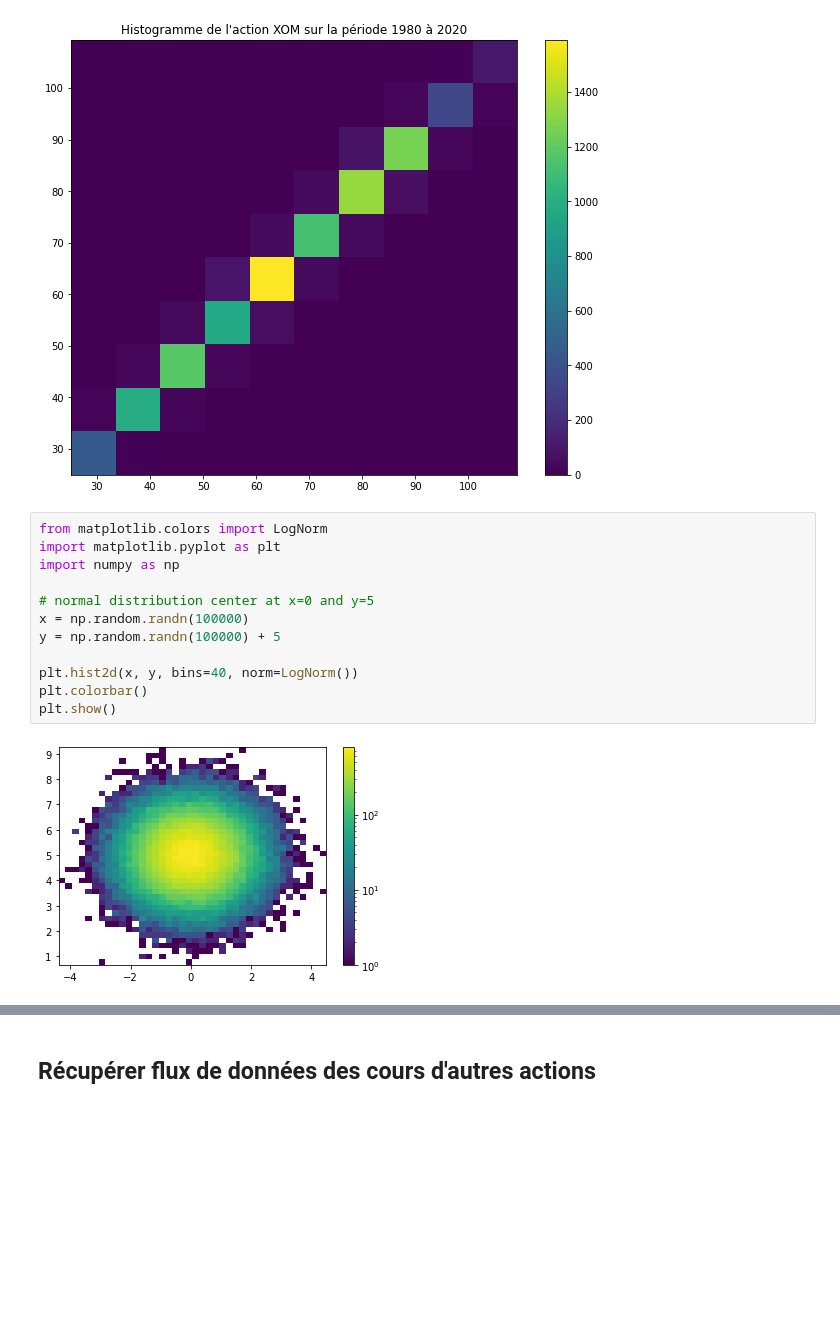
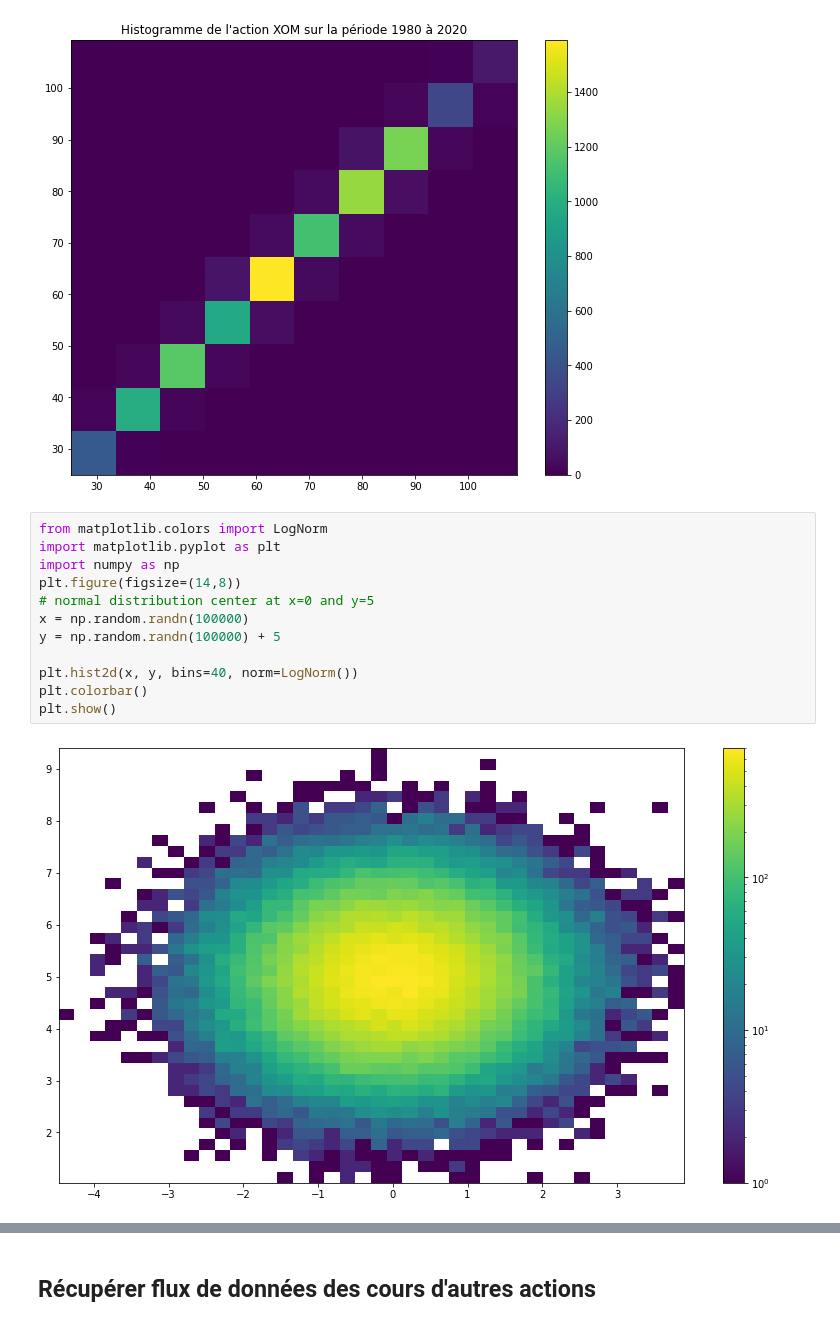
Before and after one commit to jeau-luc/Nasdaq, a Jupyter notebook: Liaison_données_Nasdaq.ipynb, the cells around one changed output, grey strips where cells are left out. Cells and saved outputs as stored; diff of their text form; blank space fills up the shorter version.

```diff
--- a/Liaison_données_Nasdaq.ipynb
+++ b/Liaison_données_Nasdaq.ipynb
@@ -221,17 +221,17 @@ Text(0.5, 1.0, "Histogramme de l'action XOM sur la période 1980 à 2020")
 # %%
 from matplotlib.colors import LogNorm
 import matplotlib.pyplot as plt
 import numpy as np
-
+plt.figure(figsize=(14,8))
 # normal distribution center at x=0 and y=5
 x = np.random.randn(100000)
 y = np.random.randn(100000) + 5
 
 plt.hist2d(x, y, bins=40, norm=LogNorm())
 plt.colorbar()
 plt.show()
 # %% [output]
-[figure, old version]
+[figure, new version]
 # %%
 from matplotlib import colors
 import numpy as np
```
Also changed, not shown: parts of 4 cells of this notebook.
